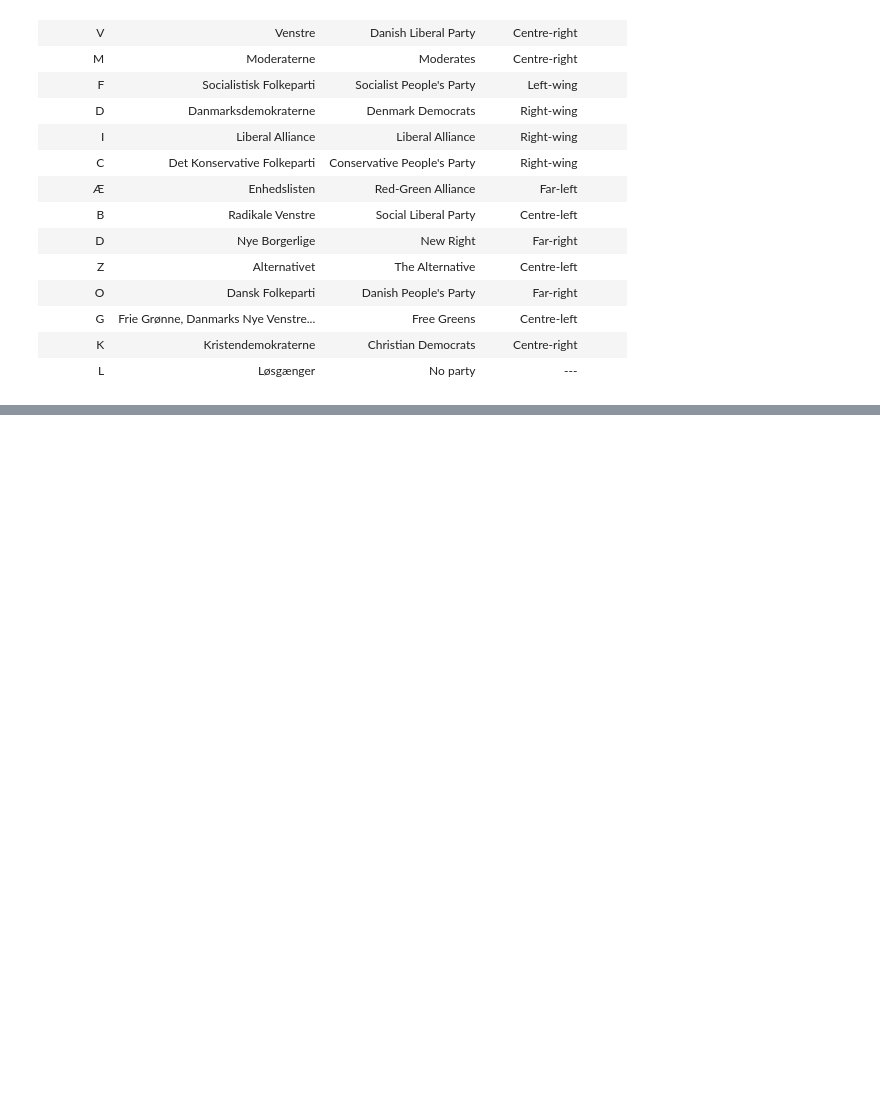
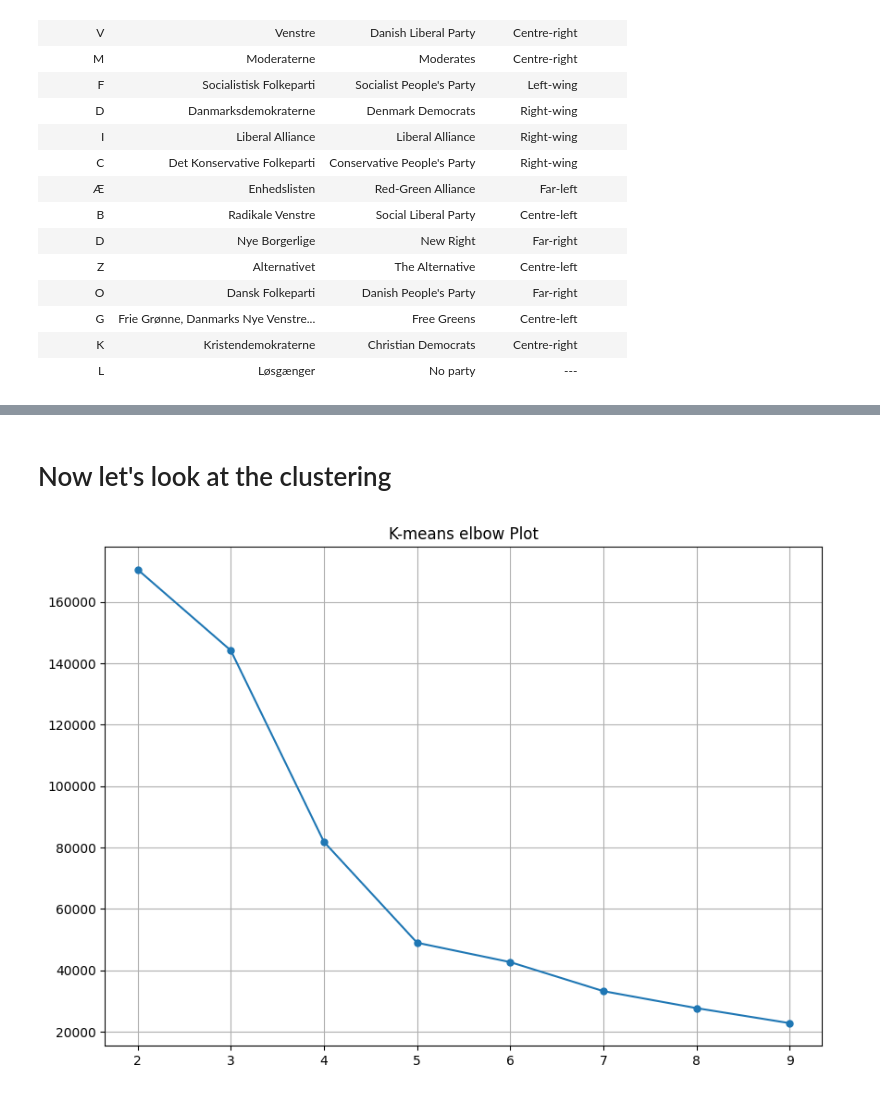
Before and after one commit to MAL-flowdemort/assignment_5, a Jupyter notebook: Candidate Test 2022 II.ipynb, the cells around one changed output, grey strips where cells are left out. Saved outputs shown, nothing was run; the diff lists cells and outputs as text; code cells hidden in the pictures; blank space fills up the shorter version.

Commit message:
k means + dbscan

```diff
--- a/Candidate Test 2022 II.ipynb
+++ b/Candidate Test 2022 II.ipynb
@@ -450,0 +509,22 @@ plt.show()
+# %% [markdown]
+<h1>Now let's look at the clustering</h1>
+# %%
+import matplotlib.pyplot as plt
+from sklearn.cluster import KMeans, DBSCAN
+
+
+plt.figure(figsize=(10, 7))
+
+costs = []
+ks = range(2, 10)
+for k in ks:
+    kmeans = KMeans(n_clusters=k)
+    kmeans.fit(tsne_results)
+    costs.append(kmeans.inertia_)
+
+plt.plot(ks, costs, ".-", markersize=10)
+plt.title("K-means elbow Plot")
+plt.grid(True)
+plt.show()
+# %% [output]
+[figure, added]
```
Also changed, not shown: parts of 17 cells of this notebook, 1 other file.
